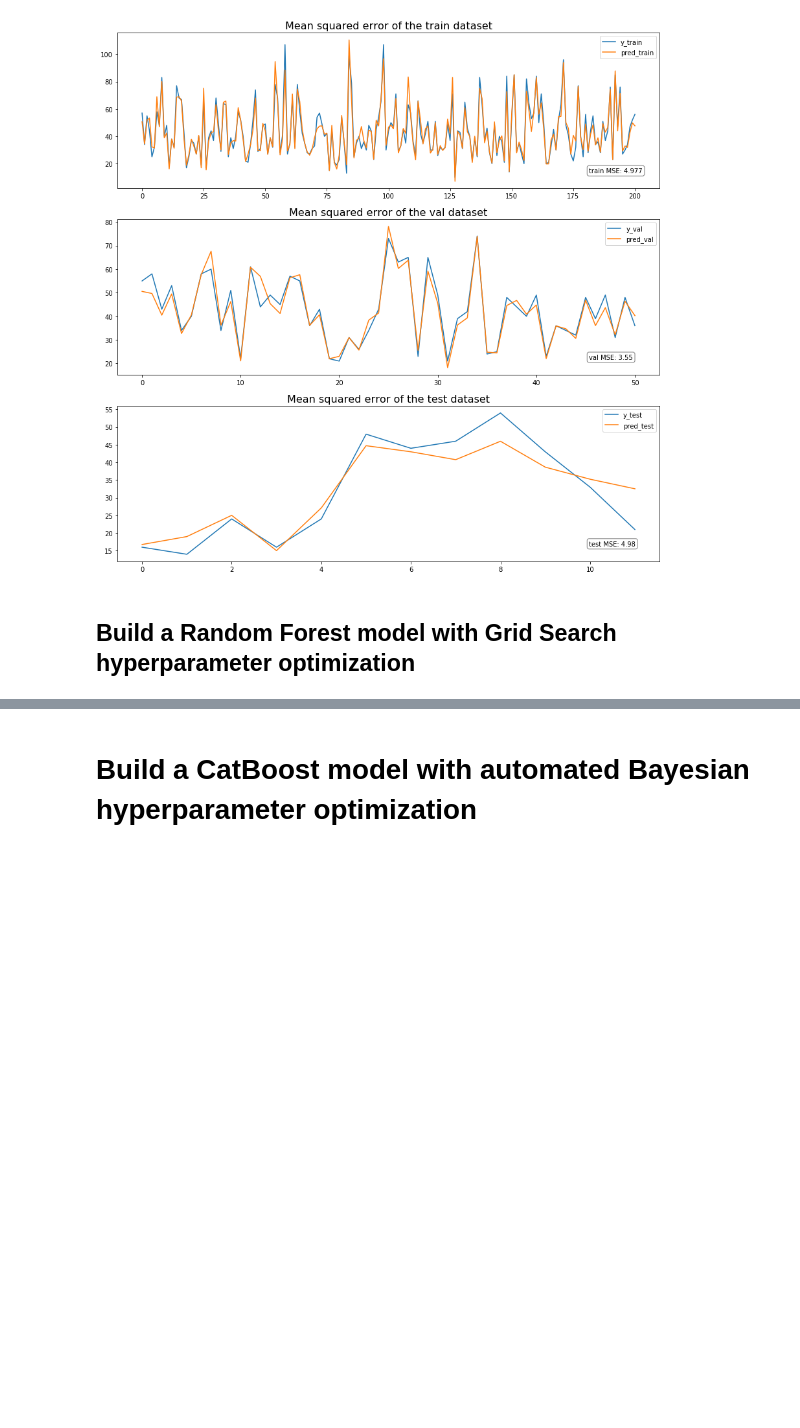
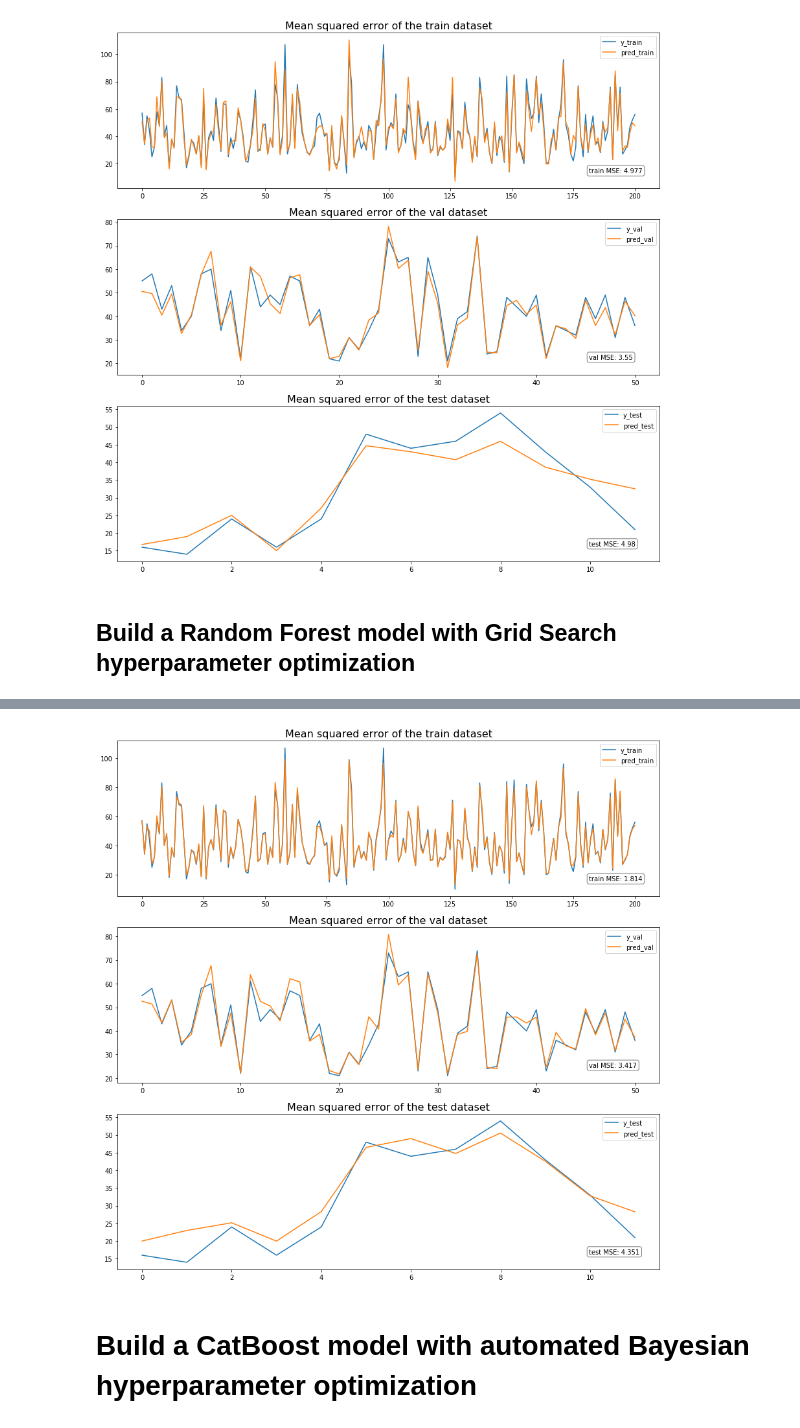
Before and after one commit to molspace/DPS_AI_challenge, a Jupyter notebook: ML_model.ipynb, the cells around one changed output, grey strips where cells are left out. Drawn from its saved outputs; the diff is of its cells as text; code cells hidden in the pictures; blank space fills up the shorter version.

```diff
--- a/ML_model.ipynb
+++ b/ML_model.ipynb
@@ -28,13 +46,15 @@ df = df[df.JAHR<2022].fillna(method="ffill",axis='columns')
 df = df[df.MONAT!='Summe'].reset_index()
 df['MONAT_INT'] = df['MONAT'].astype(int)
 # %%
-train_df = df[(df.JAHR<2021) & (df.MONATSZAHL=='Alkoholunfälle') & (df.AUSPRAEGUNG=='insgesamt') & (df.MONAT!='Summe')]
-test_df = df[(df.JAHR==2021) & (df.MONATSZAHL=='Alkoholunfälle') & (df.AUSPRAEGUNG=='insgesamt') & (df.MONAT!='Summe')]
-
+# the challenge task is to predict monthly value of 2021 (january), Alkoholunfälle and insgesamt so it's better to train only on those data
+task_condition = (df.MONATSZAHL=='Alkoholunfälle') & (df.AUSPRAEGUNG=='insgesamt') & (df.MONAT!='Summe')
+train_df = df[(df.JAHR<2021) & task_condition]
+test_df = df[(df.JAHR==2021) & task_condition]
+# prepare the train test splits and columns to use
 features_list = ['JAHR','MONAT_INT','VORJAHRESWERT','VERAEND_VORMONAT_PROZENT','VERAEND_VORJAHRESMONAT_PROZENT','ZWOELF_MONATE_MITTELWERT']
 X_train, X_val, y_train, y_val = train_test_split(train_df[features_list].values, train_df['WERT'].to_list(), test_size=0.2, random_state=42, shuffle=True)
 X_test, y_test = test_df[features_list].values, test_df['WERT'].to_list()
-
+# check the dataset shapes
 print(X_train.shape)
 print(X_val.shape)
 print(X_test.shape)
@@ -69,10 +90,11 @@ prediction_pipeline(lr, X_train, y_train, X_val, y_val, X_test, y_test)
 # %% [markdown]
 ## Build a Random Forest model with Grid Search hyperparameter optimization
 # %%
+# define a default random forest model to optimize
 rf = RandomForestRegressor(n_jobs=-1,random_state=42)
 
 # Create the parameter grid for the exhaustive grid optimization
-# WARNING: TAKES QUITE A TIME
+# WARNING: TAKES QUITE A TIME, RAN ON BIG 80 CORE CPU MACHINE
 param_grid = {'n_estimators': [50, 100, 150],
                'max_features': list(range(1, 11)),
                'max_depth': list(range(1, 11)),
@@ -84,10 +106,5 @@ param_grid = {'n_estimators': [50, 100, 150],
 kf = KFold(n_splits=2, shuffle=True)
 grid_search = GridSearchCV(estimator=rf, param_grid=param_grid, cv=kf, n_jobs = -1, verbose=2, scoring=['neg_mean_squared_error'], refit='neg_mean_squared_error', return_train_score=False)
 grid_search.fit(X_train, y_train)
-#new_gs = grid_search.best_estimator_
-#print(new_gs)
-#pd.DataFrame(grid_search.cv_results_).to_csv('./grid_search/rf_grid_results.csv', index=False)
-
-
-#prediction_pipeline(rf, X_train, y_train, X_val, y_val, X_test, y_test)
+best_rf = grid_search.best_estimator_
 # %% [output]
@@ -97,3 +122,11 @@ grid_search.best_estimator_
+# %%
+# fit the model with best parameters
+# best parameters after grid search (on the big machine): RandomForestRegressor(max_depth=10, max_features=6, n_estimators=150, n_jobs=-1,random_state=42)
+best_rf.fit(X_train, y_train)
+# infer, obtain metrics and plot results
+prediction_pipeline(best_rf, X_train, y_train, X_val, y_val, X_test, y_test)
+# %% [output]
+[figure, added]
 # %% [markdown]
 # Build a CatBoost model with automated Bayesian hyperparameter optimization
 # %%
```
Also changed, not shown: parts of 14 cells of this notebook, 5 other files.
